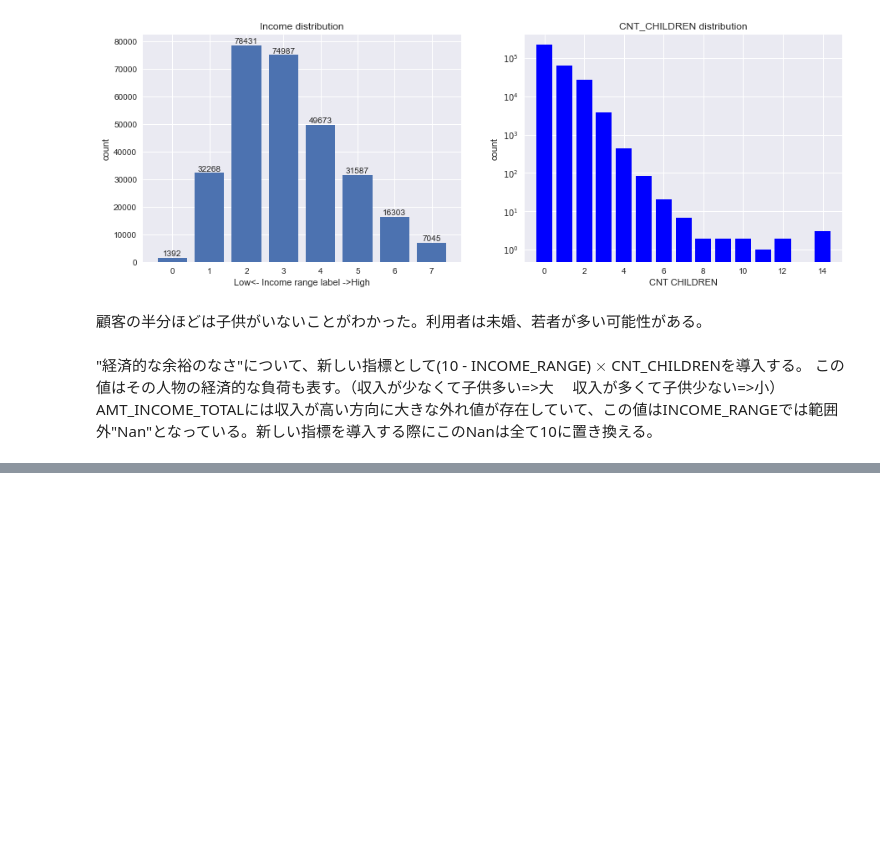
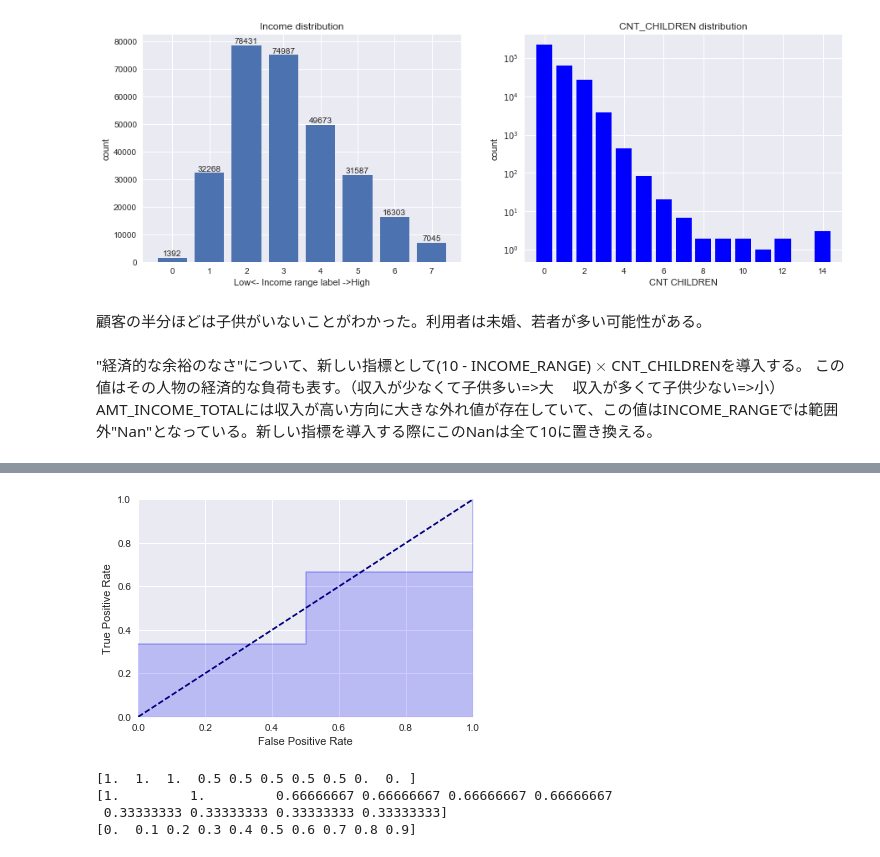
Before and after one commit to ns5849/diveintocode-ml, a Jupyter notebook: week4/week4-session1.ipynb, the cells around one changed output, grey strips where cells are left out. Drawn from its saved outputs; the diff is of its cells as text; code cells hidden in the pictures; blank space fills up the shorter version.

```diff
--- a/week4/week4-session1.ipynb
+++ b/week4/week4-session1.ipynb
@@ -256,10 +275,6 @@ def cal_auc(fpr, tpr):
     auc = (integral_under.sum()+integral_over.sum())/2
     """
     return integral.sum()
-# %%
-def cal_roc_curve(test_target, result, pos_label="1"):
-
-    return frp, trp, thresholds
 # %% [markdown]
 #### AUCを計算 (Sklearn Metric.aucの計算結果と比較)
 # %%
@@ -565,0 +690,21 @@ AMT_INCOME_TOTALには収入が高い方向に大きな外れ値が存在して
+# %%
+def AND_logic(x, y):
+    tmp = x*0.5 + y*0.5 - 0.7
+    return (tmp >= 0).astype(int)
+
+
+def OR_logic(x, y):
+    tmp = x*0.5 + y*0.5 - 0.2
+    return (tmp >= 0).astype(int)
+
+
+def NAND_logic(x, y):
+    tmp = x*(-0.5) + y*(-0.5) + 0.7
+    return (tmp >= 0).astype(int)
+
+
+def XOR_logic(x, y):
+    tmp1 = NAND_logic(x, y)
+    tmp2 = OR_logic(x, y)
+    tmp = AND_logic(tmp1, tmp2)
+    return tmp
@@ -565,0 +790,16 @@ AMT_INCOME_TOTALには収入が高い方向に大きな外れ値が存在して
+# %%
+test_target = np.array([1, 0, 1, 0, 1])
+test =        np.array([1, 1, 0, 1, 1])
+#cal_fn(test_target, test, pos_label="0")
+
+result = np.array([0.9, 0.7, 0.5, 0.3, 0.1])
+fpr, tpr, threshold = cal_roc_curve(test_target, result, pos_label="1")
+print(fpr)
+print(tpr)
+print(threshold)
+# %% [output]
+[figure, added]
+[1.  1.  1.  0.5 0.5 0.5 0.5 0.5 0.  0. ]
+[1.         1.         0.66666667 0.66666667 0.66666667 0.66666667
+ 0.33333333 0.33333333 0.33333333 0.33333333]
+[0.  0.1 0.2 0.3 0.4 0.5 0.6 0.7 0.8 0.9]
```
Also changed, not shown: parts of 17 cells of this notebook.
